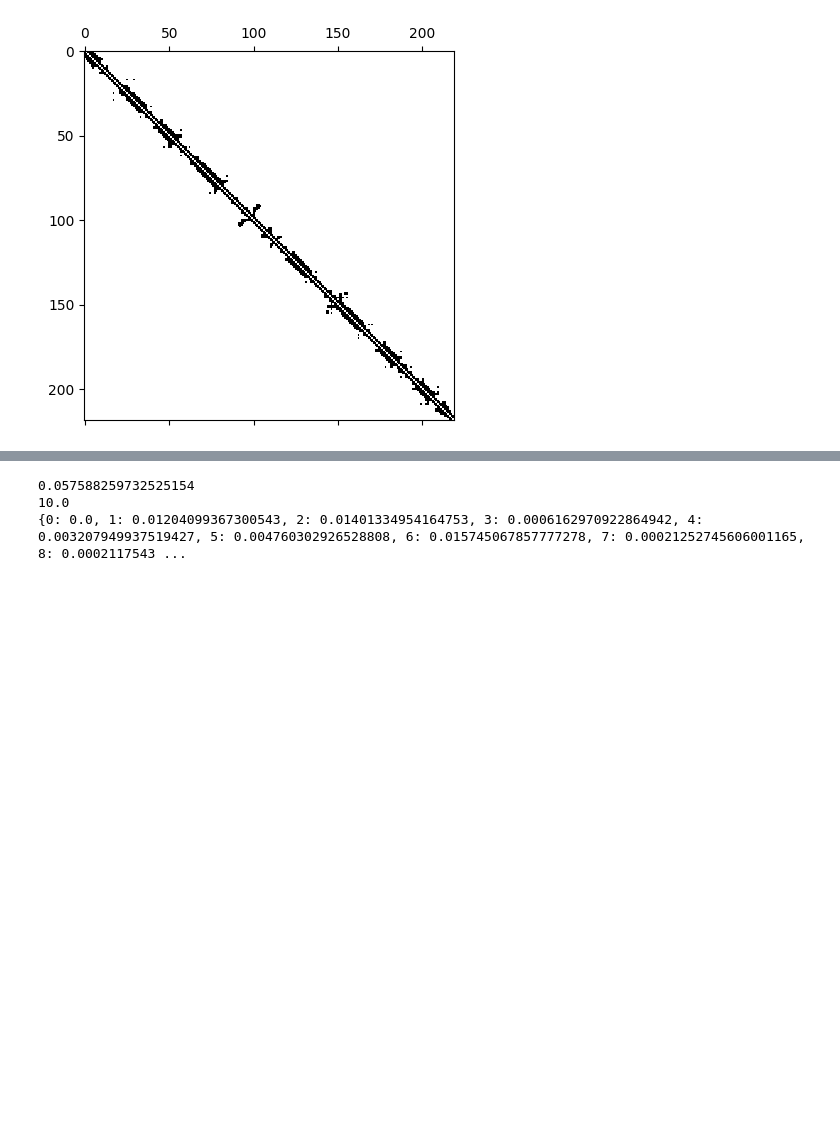
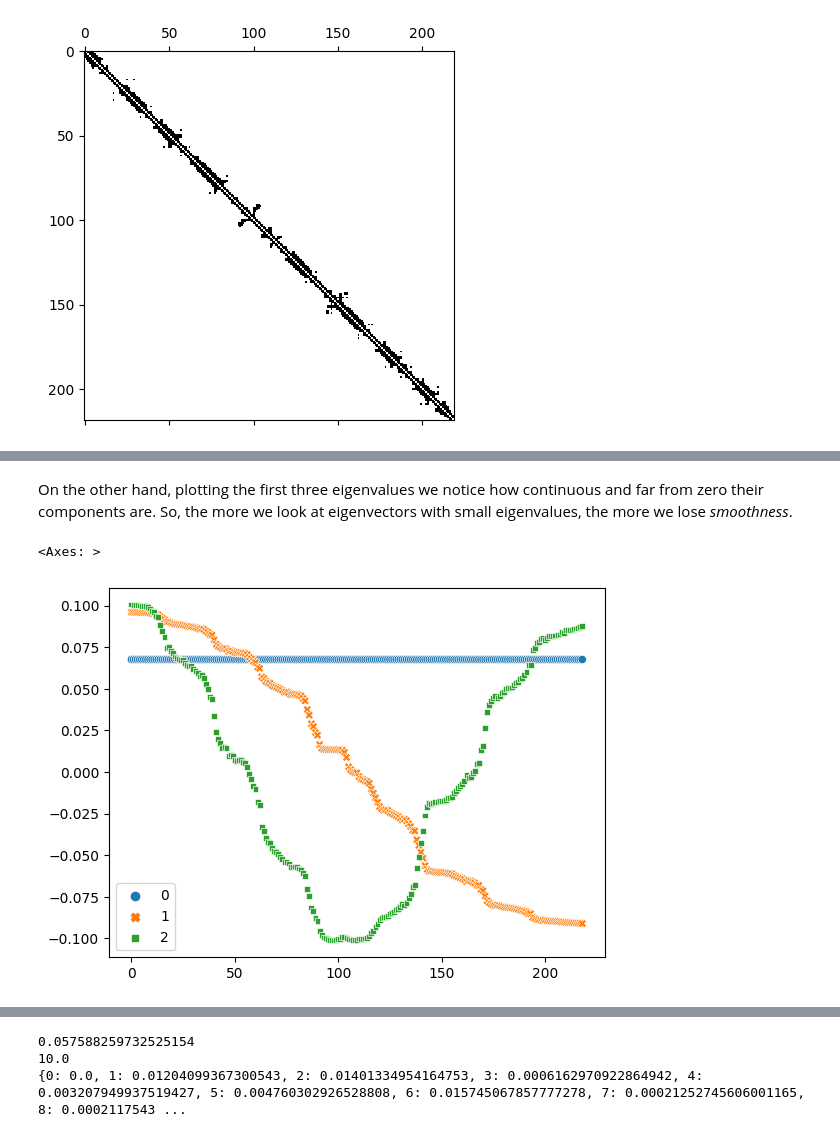
Before and after one commit to ludovicaisa/Physics_Unibo, a Jupyter notebook: src/Complex_Networks/leggi_pdb.ipynb, the cells around one changed output, grey strips where cells are left out. Saved outputs shown, nothing was run; the diff lists cells and outputs as text; code cells hidden in the pictures; blank space fills up the shorter version.

```diff
--- a/src/Complex_Networks/leggi_pdb.ipynb
+++ b/src/Complex_Networks/leggi_pdb.ipynb
@@ -66,3 +68,11 @@ sns.scatterplot(VecAd[:, [i1, i2, i3]])
+# %% [markdown]
+On the other hand, plotting the first three eigenvalues we notice how continuous and far from zero their components are.
+So, the more we look at eigenvectors with small eigenvalues, the more we lose *smoothness*.
+# %%
+sns.scatterplot(VecAd[:, [0, 1, 2]])
+# %% [output]
+<Axes: >
+[figure, added]
 # %%
 fig = plt.figure()
 ax = fig.add_subplot(projection='3d')
```
Also changed, not shown: parts of 4 cells of this notebook, 1 other file.
